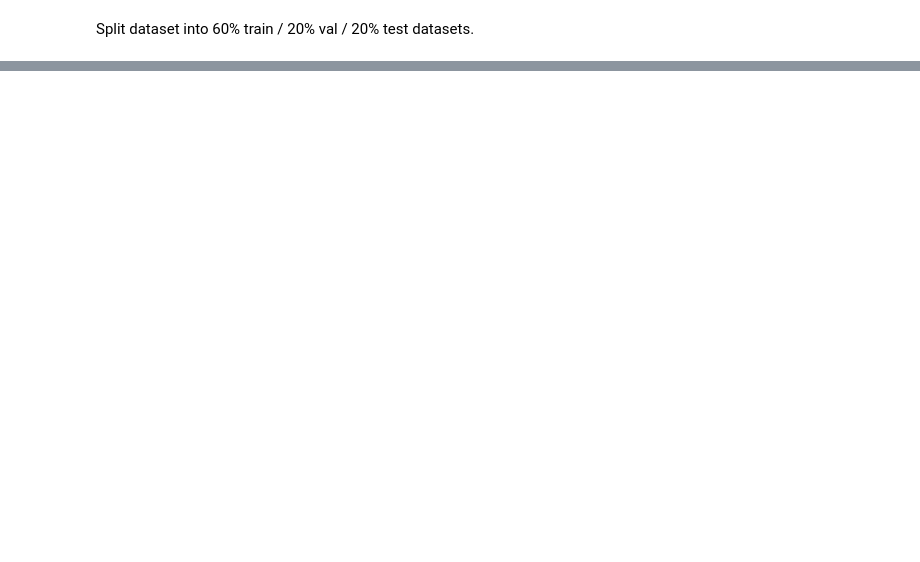
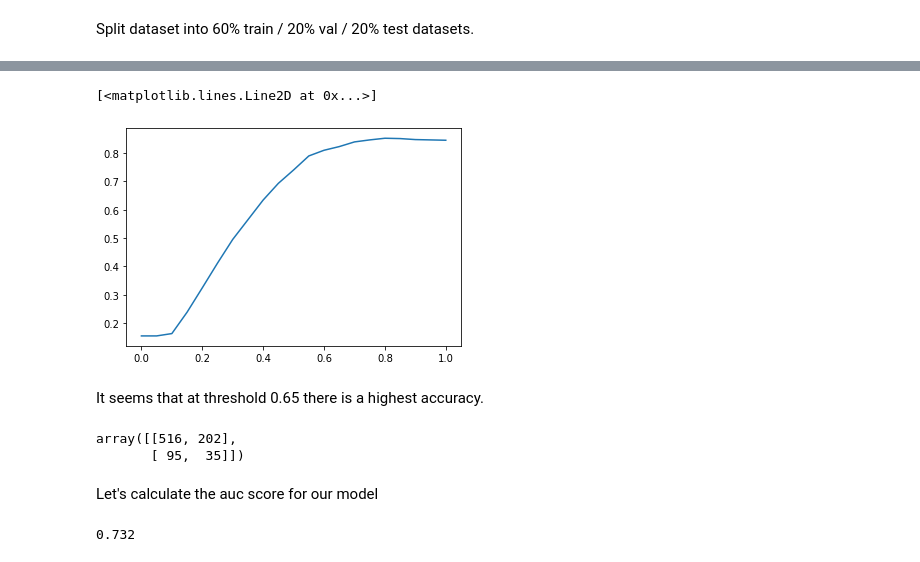
Before and after one commit to DZorikhin/heart-desease-pred, a Jupyter notebook: heart-desease-prediction.ipynb, the cells around one changed output, grey strips where cells are left out. Cells and saved outputs as stored; diff of their text form; code cells hidden in the pictures; blank space fills up the shorter version.

Commit message:
build model

```diff
--- a/heart-desease-prediction.ipynb
+++ b/heart-desease-prediction.ipynb
@@ -294,0 +382,14 @@ df.isna().sum()
+# %%
+df_train = df_train.reset_index(drop=True)
+df_val = df_val.reset_index(drop=True)
+df_test = df_test.reset_index(drop=True)
+
+y_train_full = df_full_train.TenYearCHD.values
+y_train = df_train.TenYearCHD.values
+y_val = df_val.TenYearCHD.values
+y_test = df_test.TenYearCHD.values
+
+del df_full_train['TenYearCHD']
+del df_train['TenYearCHD']
+del df_val['TenYearCHD']
+del df_test['TenYearCHD']
@@ -294,0 +398,3 @@ df.isna().sum()
+# %%
+model = LogisticRegression(C=0.1, class_weight={0:1, 1:4}, max_iter=10000, random_state=13) #class_weight={0:1, 1:2}, max_iter=10000,
+model.fit(df_train.values, y_train)
@@ -294,0 +404,3 @@ df.isna().sum()
+# %%
+y_pred = model.predict(df_val.values)
+y_pred_proba = model.predict_proba(df_val.values)[:, 1]
@@ -294,0 +411,7 @@ df.isna().sum()
+# %%
+scores = []
+thresholds = np.linspace(0, 1, 21)
+for t in thresholds:
+    score = accuracy_score(y_val, y_pred_proba >= t)
+    print(f'{t:.2f} {score:.3f}')
+    scores.append(score)
@@ -294,0 +436,20 @@ df.isna().sum()
+# %%
+plt.plot(thresholds, scores)
+# %% [output]
+[<matplotlib.lines.Line2D at 0x...>]
+[figure, added]
+# %% [markdown]
+It seems that at threshold 0.65 there is a highest accuracy.
+# %%
+confusion_matrix(y_test, y_pred)
+# %% [output]
+array([[516, 202],
+       [ 95,  35]])
+# %% [markdown]
+Let's calculate the auc score for our model
+# %%
+fpr, tpr, thresholds = roc_curve(y_val, y_pred_proba)
+auc_score = round(auc(fpr, tpr), 3)
+auc_score
+# %% [output]
+0.732
```
Also changed, not shown: parts of 37 cells of this notebook.
